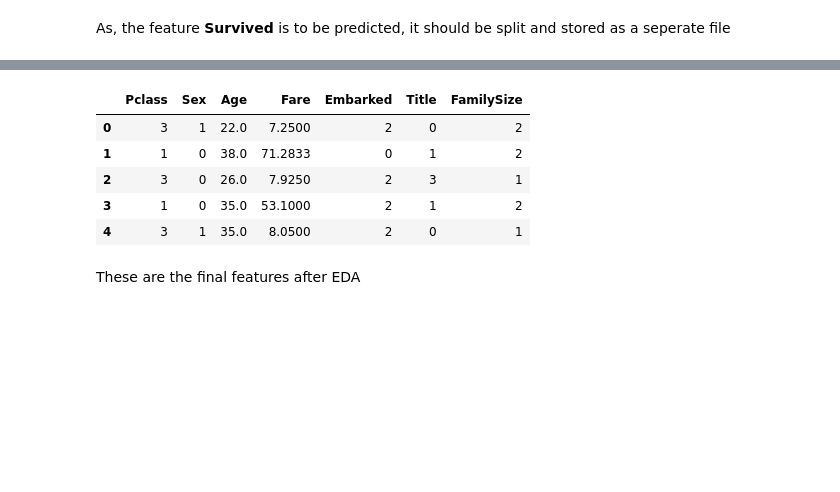
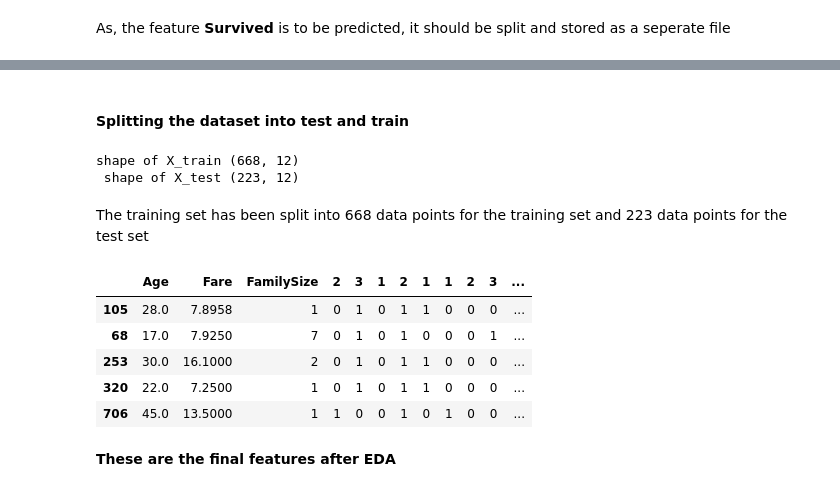
Before and after one commit to s0uravpandey/Mini-Tasks-20, a Jupyter notebook: Shruti_Shreya/TitanicEDA.ipynb, the cells around one changed output, grey strips where cells are left out. Drawn from its saved outputs; the diff is of its cells as text; code cells hidden in the pictures; blank space fills up the shorter version.

```diff
--- a/Shruti_Shreya/TitanicEDA.ipynb
+++ b/Shruti_Shreya/TitanicEDA.ipynb
@@ -520,0 +524,10 @@ train_file=train_file.drop('Survived',axis=1)
+# %%
+#Creating dummy variables for Categorical Variables
+pclass=pd.get_dummies(train_file['Pclass'],drop_first=True)
+embark=pd.get_dummies(train_file['Embarked'],drop_first=True)
+sex=pd.get_dummies(train_file['Sex'],drop_first=True)
+title=pd.get_dummies(train_file['Title'],drop_first=True)
+# %%
+#concatinating the dummy variables into the dataset
+train_file=pd.concat([train_file,pclass,embark,sex,title],axis=1)
+train_file.head(10)
@@ -520,0 +546,4 @@ train_file=train_file.drop('Survived',axis=1)
+# %%
+#dropping categorical values
+train=train_file.drop(['Pclass','Sex','Embarked','Title'],axis=1)
+train.head(10)
@@ -521,11 +562,23 @@ train_file=train_file.drop('Survived',axis=1)
+# %% [markdown]
+<h4>Splitting the dataset into test and train</h4>
+# %%
+#splitting the dataset into Training set and Test set
+from sklearn.cross_validation import train_test_split
+X_train,X_test,y_train,y_test=train_test_split(train,target,test_size=0.25,random_state=0)
+print('shape of X_train',X_train.shape,'\n','shape of X_test',X_test.shape)
+# %% [output]
+shape of X_train (668, 12)
+ shape of X_test (223, 12)
+# %% [markdown]
+The training set has been split into 668 data points for the training set and 223 data points for the test set
 # %%
-train_file.head()
+X_train.head()
 # %% [output]
-|  | Pclass | Sex | Age | Fare | Embarked | Title | FamilySize |
-| 0 | 3 | 1 | 22.0 | 7.2500 | 2 | 0 | 2 |
-| 1 | 1 | 0 | 38.0 | 71.2833 | 0 | 1 | 2 |
-| 2 | 3 | 0 | 26.0 | 7.9250 | 2 | 3 | 1 |
-| 3 | 1 | 0 | 35.0 | 53.1000 | 2 | 1 | 2 |
-| 4 | 3 | 1 | 35.0 | 8.0500 | 2 | 0 | 1 |
+|  | Age | Fare | FamilySize | 2 | 3 | 1 | 2 | 1 | 1 | 2 | 3 | ... |
+| 105 | 28.0 | 7.8958 | 1 | 0 | 1 | 0 | 1 | 1 | 0 | 0 | 0 | ... |
+| 68 | 17.0 | 7.9250 | 7 | 0 | 1 | 0 | 1 | 0 | 0 | 0 | 1 | ... |
+| 253 | 30.0 | 16.1000 | 2 | 0 | 1 | 0 | 1 | 1 | 0 | 0 | 0 | ... |
+| 320 | 22.0 | 7.2500 | 1 | 0 | 1 | 0 | 1 | 1 | 0 | 0 | 0 | ... |
+| 706 | 45.0 | 13.5000 | 1 | 1 | 0 | 0 | 1 | 0 | 1 | 0 | 0 | ... |
 # %% [markdown]
-These are the final features after EDA
+<b>These are the final features after EDA</b>
```
Also changed, not shown: parts of 34 cells of this notebook.
